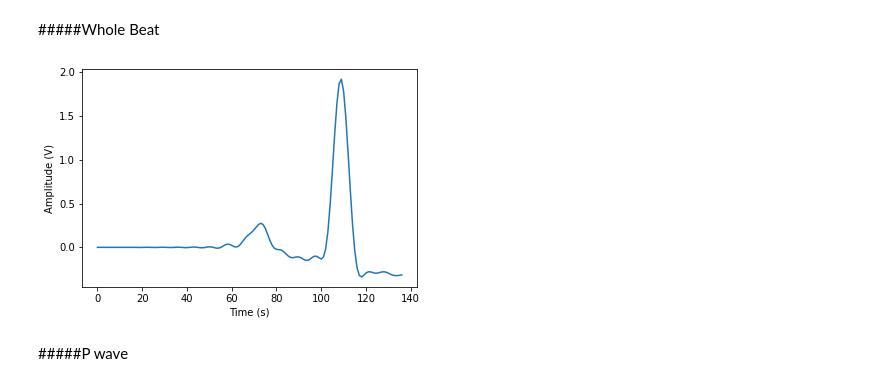
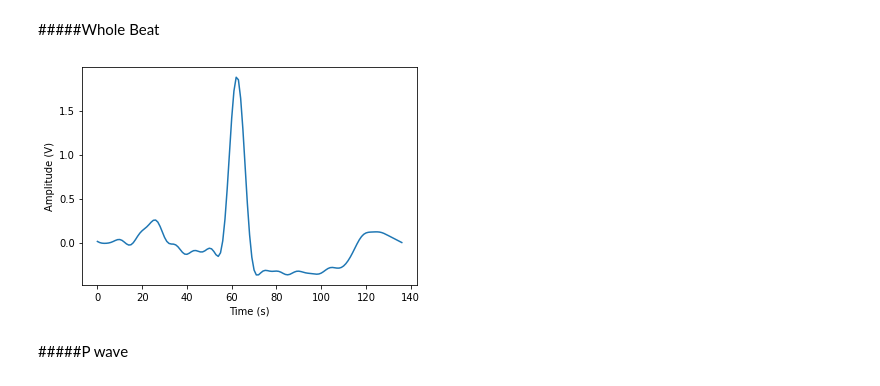
Before and after one commit to alice202122/AI_PROJECT, a Jupyter notebook: AI_Assignment.ipynb, the cells around one changed output. Cells and saved outputs as stored; diff of their text form; code cells hidden in the pictures.

```diff
--- a/AI_Assignment.ipynb
+++ b/AI_Assignment.ipynb
@@ -563,15 +565,15 @@ def extractor(wnwst_t, wnwend_t, lead, num_files):
 # %%
 wnwst_t = 0.3
 wnwend_t = 0.25
 lead = 0    # I lead
 num_files = 1
 beats = extractor(wnwst_t, wnwend_t, lead, num_files)
-n_beat = 0
+n_beat = 300
 plot(beats[n_beat][2])
 xlabel('Time (s)')
 ylabel('Amplitude (V)')
 show()
 # %% [output]
-[figure, old version]
+[figure, new version]
 # %% [markdown]
 #####P wave
```
Also changed, not shown: parts of 21 cells of this notebook.
